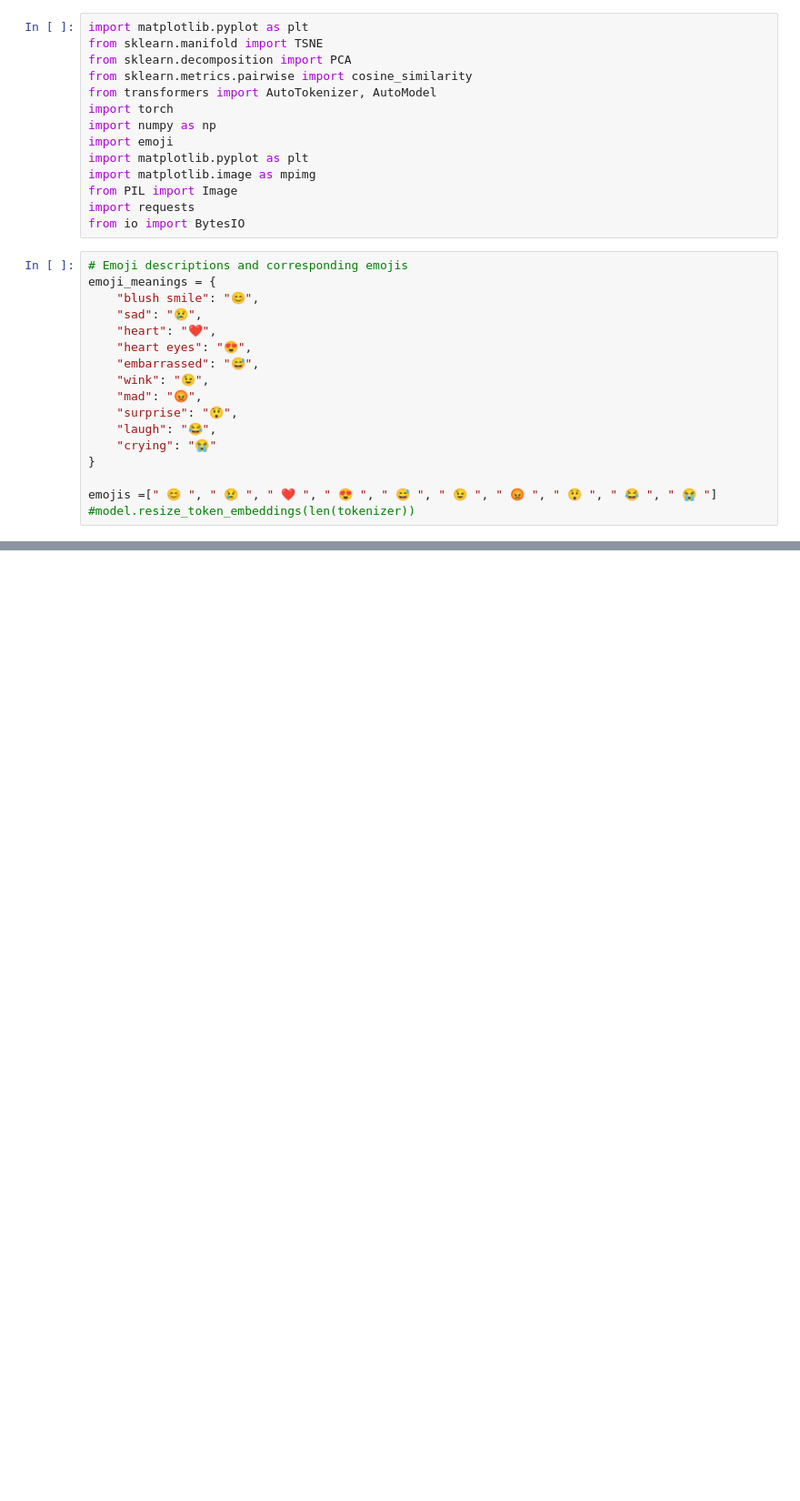
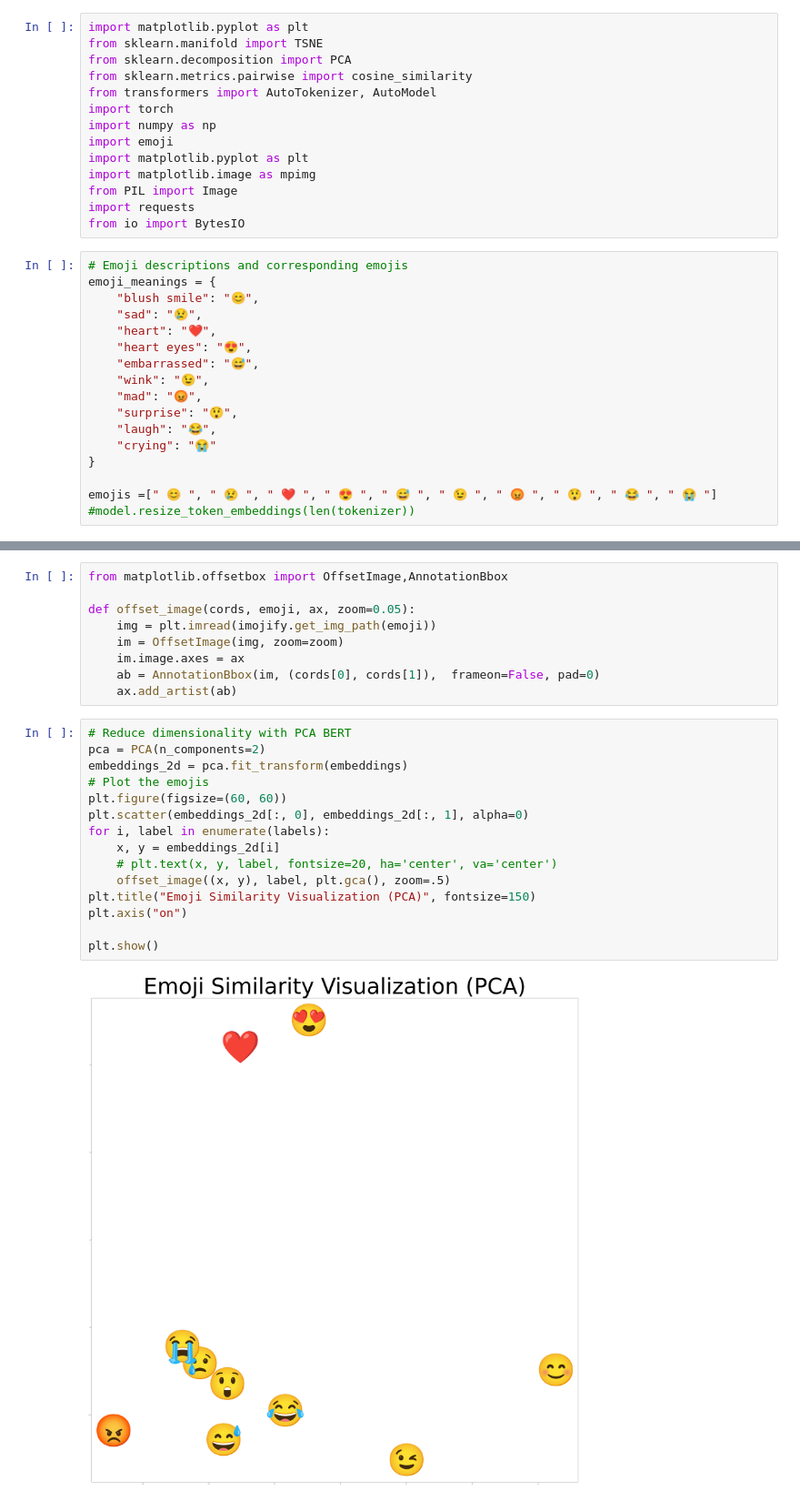
Before and after one commit to npabbathi/NLP-Emojis, a Jupyter notebook: emoji_similarities.ipynb, the cells around one changed output, grey strips where cells are left out. Shown at 91% size. Saved outputs shown, nothing was run; the diff lists cells and outputs as text; blank space fills up the shorter version.

```diff
--- a/emoji_similarities.ipynb
+++ b/emoji_similarities.ipynb
@@ -128,0 +105,26 @@ plt.show()
+# %%
+from matplotlib.offsetbox import OffsetImage,AnnotationBbox
+
+def offset_image(cords, emoji, ax, zoom=0.05):
+    img = plt.imread(imojify.get_img_path(emoji))
+    im = OffsetImage(img, zoom=zoom)
+    im.image.axes = ax
+    ab = AnnotationBbox(im, (cords[0], cords[1]),  frameon=False, pad=0)
+    ax.add_artist(ab)
+# %%
+# Reduce dimensionality with PCA BERT
+pca = PCA(n_components=2)
+embeddings_2d = pca.fit_transform(embeddings)
+# Plot the emojis
+plt.figure(figsize=(60, 60))
+plt.scatter(embeddings_2d[:, 0], embeddings_2d[:, 1], alpha=0)
+for i, label in enumerate(labels):
+    x, y = embeddings_2d[i]
+    # plt.text(x, y, label, fontsize=20, ha='center', va='center')
+    offset_image((x, y), label, plt.gca(), zoom=.5)
+plt.title("Emoji Similarity Visualization (PCA)", fontsize=150)
+plt.axis("on")
+
+plt.show()
+# %% [output]
+[figure, added]
```
Also changed, not shown: parts of 6 cells of this notebook.
